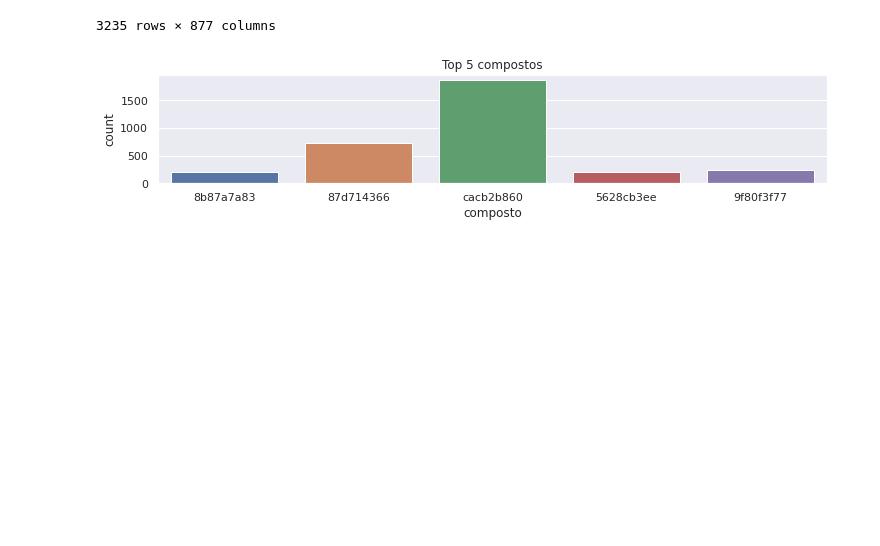
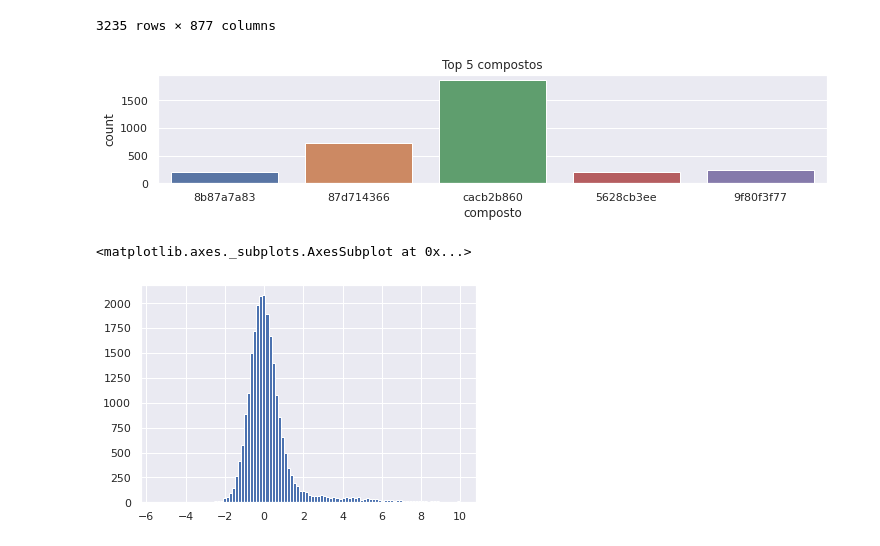
Before and after one commit to rcarasek/Alura-ImersaoDados, a Jupyter notebook: Alura_ImersãoDados_Aula02.ipynb, the cells around one changed output. Cells and saved outputs as stored; diff of their text form; code cells hidden in the pictures; blank space fills up the shorter version.

```diff
--- a/Alura_ImersãoDados_Aula02.ipynb
+++ b/Alura_ImersãoDados_Aula02.ipynb
@@ -83,3 +83,8 @@ ax.set_title('Top 5 compostos')
 plt.show()
 # %% [output]
 [figure]
+# %%
+dados['g-0'].hist(bins = 100)
+# %% [output]
+<matplotlib.axes._subplots.AxesSubplot at 0x...>
+[figure, added]
```
Also changed, not shown: parts of 5 cells of this notebook.
